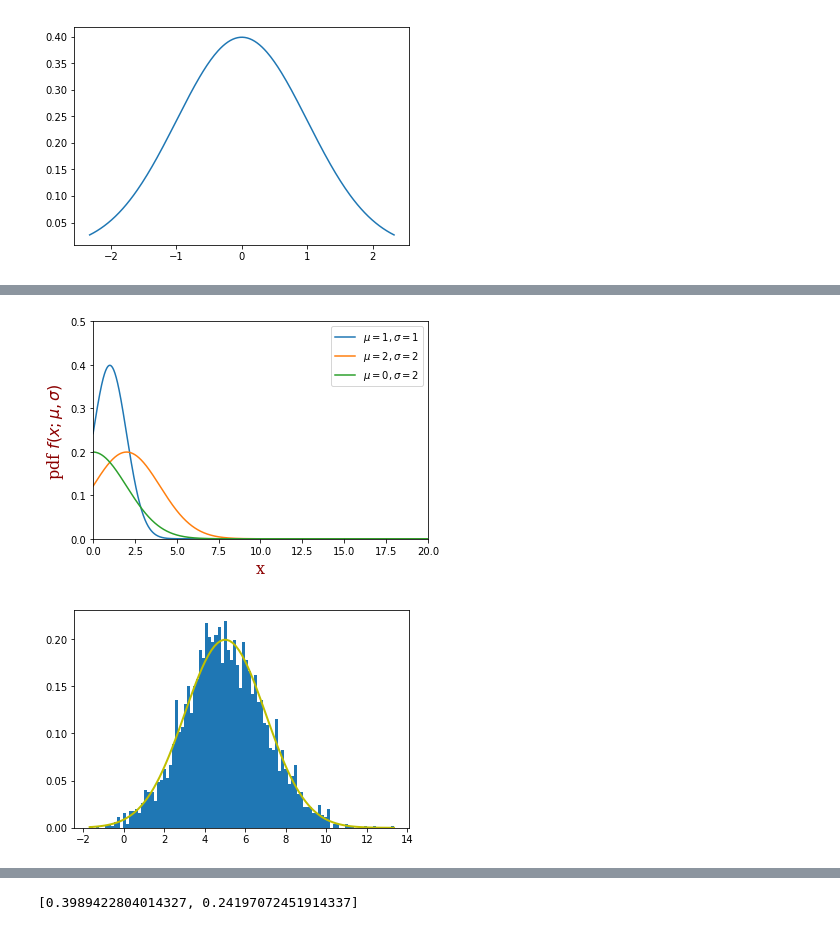
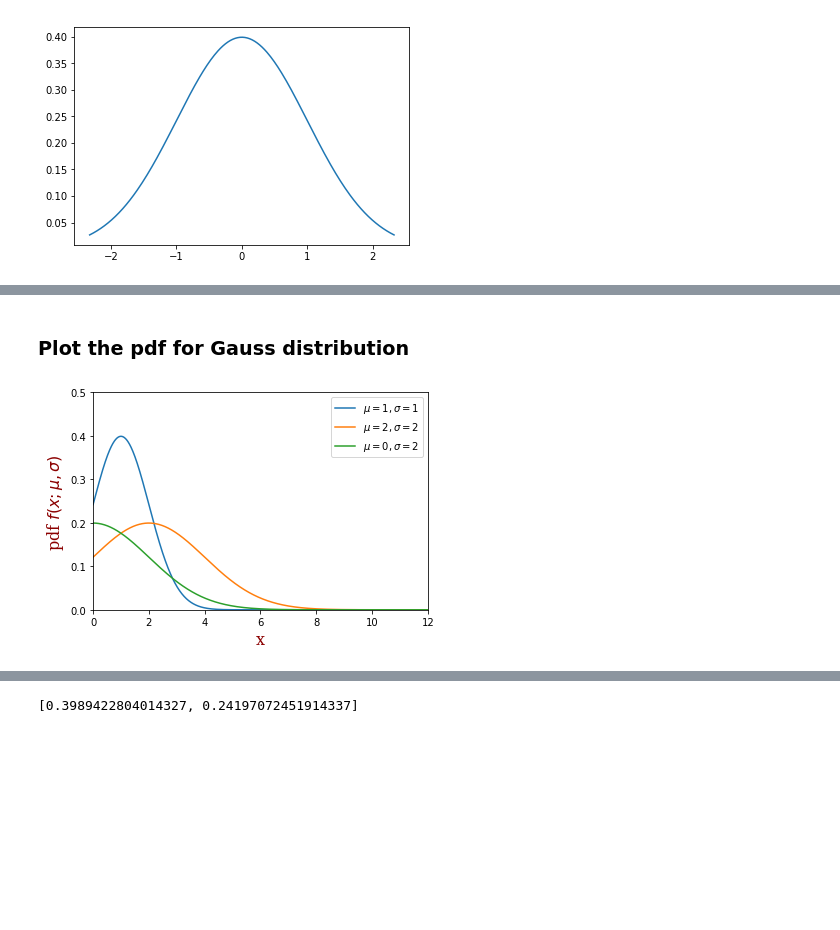
Before and after one commit to ComplicatedPhenomenon/IPython_training, a Jupyter notebook: SciPy/scipy/statisticalPackage.ipynb, the cells around one changed output, grey strips where cells are left out. Saved outputs shown, nothing was run; the diff lists cells and outputs as text; code cells hidden in the pictures; blank space fills up the shorter version.

```diff
--- a/SciPy/scipy/statisticalPackage.ipynb
+++ b/SciPy/scipy/statisticalPackage.ipynb
@@ -155,40 +151,21 @@ Text(-2.0, 0.35, '$f(x) = \\frac{\\exp(-x^2/2)}{\\sqrt{2*\\pi}}$')
+# %% [markdown]
+### Plot the pdf  for Gauss distribution
 # %%
 x = np.linspace (0, 100, 11000)
 y1 = stats.norm.pdf(x, loc=1, scale=1) # loc代表了均值,scale代表标准差
 y2 = stats.norm.pdf(x, loc=2, scale=2)
 y3 = stats.norm.pdf(x, loc=0, scale=2)
 
 plt.plot(x, y1, label=(r'$\mu=1, \sigma= 1$'))
 plt.plot(x, y2, label=(r'$\mu=2, \sigma= 2$'))
 plt.plot(x, y3, label=(r'$\mu=0, \sigma= 2$'))
 
 plt.xlabel("x",fontdict = font)
 plt.ylabel("pdf $f(x;\mu,\sigma)$ ",fontdict = font)
 plt.legend()
 
 plt.ylim([0,0.5])
-plt.xlim([0,20])
+plt.xlim([0,12])
 plt.show()
 # %% [output]
-[figure, old version]
+[figure, new version]
-# %%
-class norm1:
-    def __init__(self, mean, sd, x):
-        self.mean = mean
-        self.sd = sd
-        self.x = x
-
-    def dist_curve(self):
-        plt.plot(self.x, 1/(self.sd * np.sqrt(2 * np.pi)) *
-            np.exp( - (self.x - self.mean)**2 / (2 * self.sd**2) ), linewidth=2, color='y')
-        plt.show()
-
-#Vary the mean and SD to generate different plots
-mean1 = 5
-sd1 = 2
-c = np.random.normal(mean1, sd1, 3000)
-w1, x1, z1 = plt.hist(c, 100, density=True) #hist
-hist1 = norm1(mean1, sd1, x1)
-plot1 = hist1.dist_curve()
-# %% [output]
-[figure, removed]
```
Also changed, not shown: parts of 47 cells of this notebook, 4 other files.
